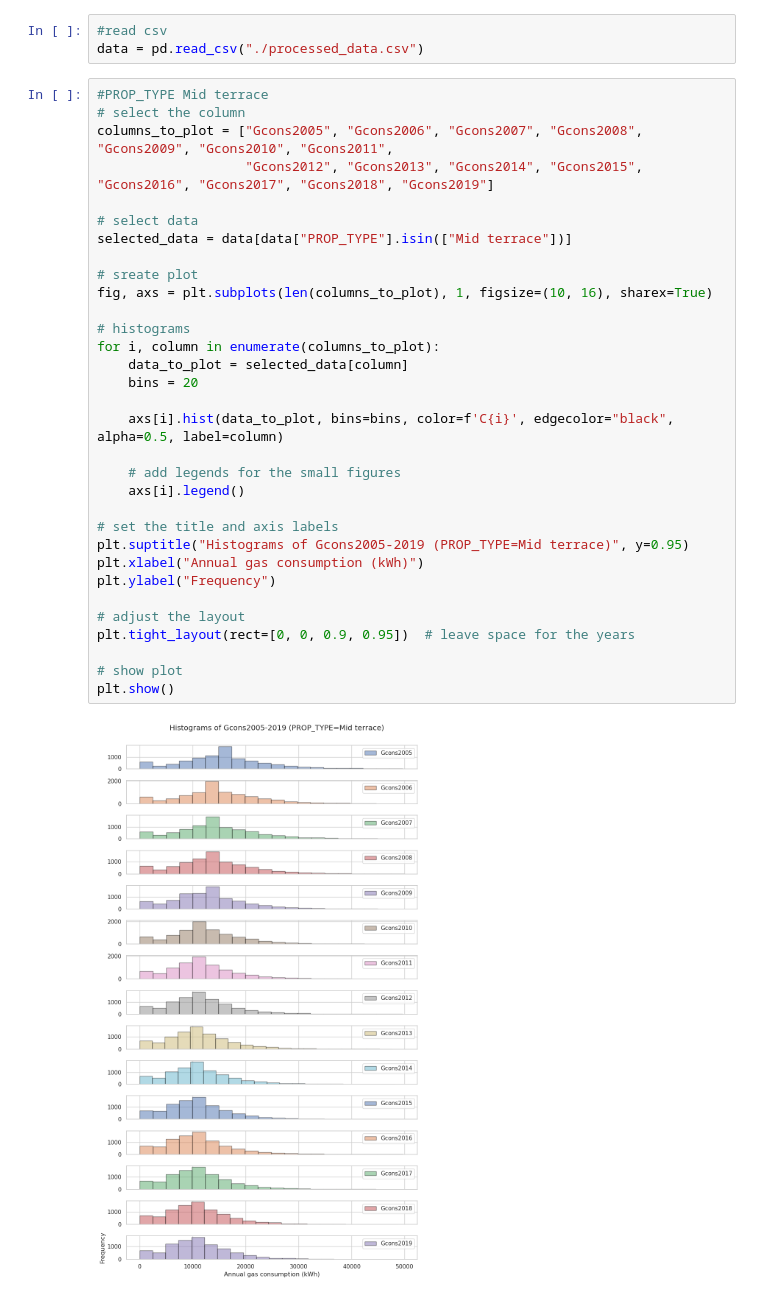
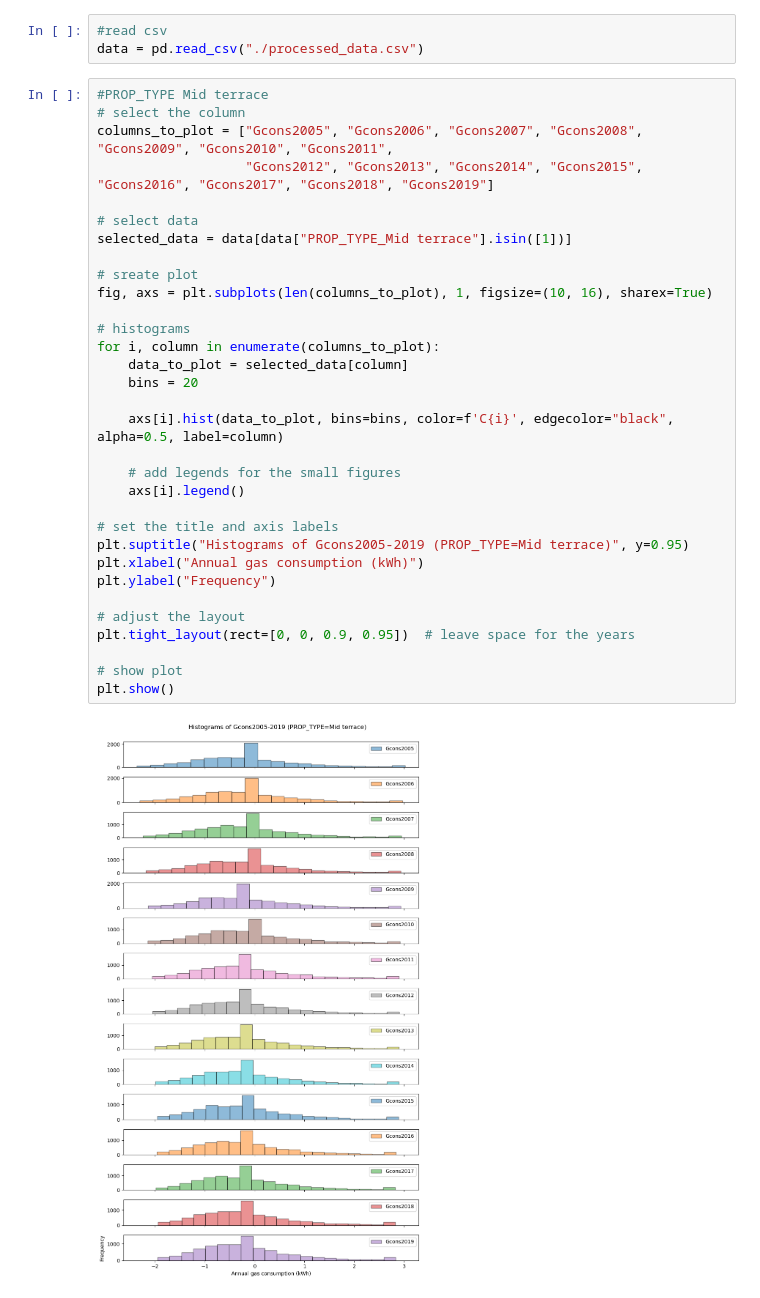
Before and after one commit to gordenleee/QM_Group_Work, a Jupyter notebook: Appropriate plots to illustrate the relationship between key fields/gcons and PROP_TYPE relationship.ipynb, the cells around one changed output. Drawn from its saved outputs; the diff is of its cells as text.

```diff
--- a/Appropriate plots to illustrate the relationship between key fields/gcons and PROP_TYPE relationship.ipynb
+++ b/Appropriate plots to illustrate the relationship between key fields/gcons and PROP_TYPE relationship.ipynb
@@ -9,35 +9,35 @@ data = pd.read_csv("./processed_data.csv")
 # select the column
 columns_to_plot = ["Gcons2005", "Gcons2006", "Gcons2007", "Gcons2008", "Gcons2009", "Gcons2010", "Gcons2011",
                    "Gcons2012", "Gcons2013", "Gcons2014", "Gcons2015", "Gcons2016", "Gcons2017", "Gcons2018", "Gcons2019"]
 
 # select data
-selected_data = data[data["PROP_TYPE"].isin(["Mid terrace"])]
+selected_data = data[data["PROP_TYPE_Mid terrace"].isin([1])]
 
 # sreate plot
 fig, axs = plt.subplots(len(columns_to_plot), 1, figsize=(10, 16), sharex=True)
 
 # histograms
 for i, column in enumerate(columns_to_plot):
     data_to_plot = selected_data[column]
     bins = 20
 
     axs[i].hist(data_to_plot, bins=bins, color=f'C{i}', edgecolor="black", alpha=0.5, label=column)
 
     # add legends for the small figures
     axs[i].legend()
 
 # set the title and axis labels
 plt.suptitle("Histograms of Gcons2005-2019 (PROP_TYPE=Mid terrace)", y=0.95)
 plt.xlabel("Annual gas consumption (kWh)")
 plt.ylabel("Frequency")
 
 # adjust the layout
 plt.tight_layout(rect=[0, 0, 0.9, 0.95])  # leave space for the years
 
 # show plot
 plt.show()
 # %% [output]
-[figure, old version]
+[figure, new version]
 # %%
 #PROP_TYPE Flat
 # select the column
```
Also changed, not shown: parts of 5 cells of this notebook, 3 other files.
